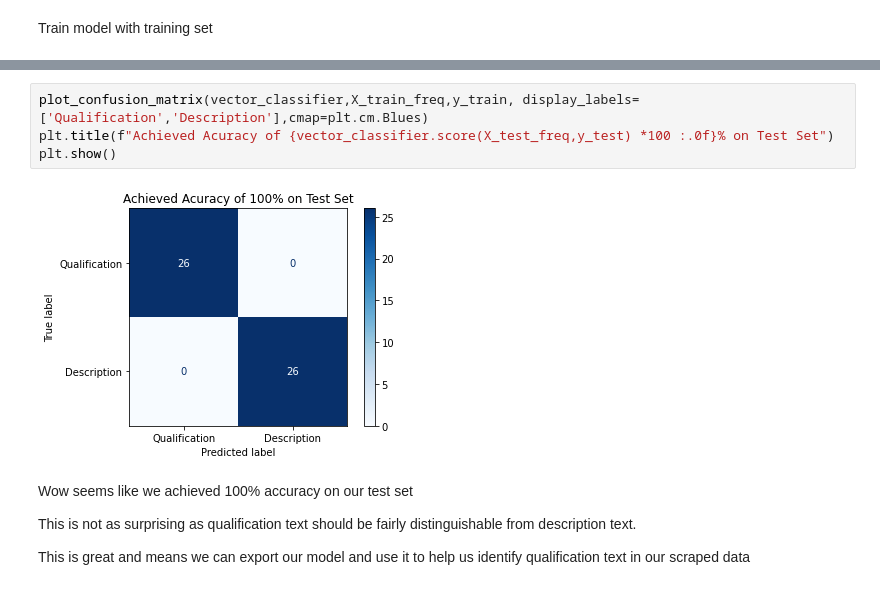
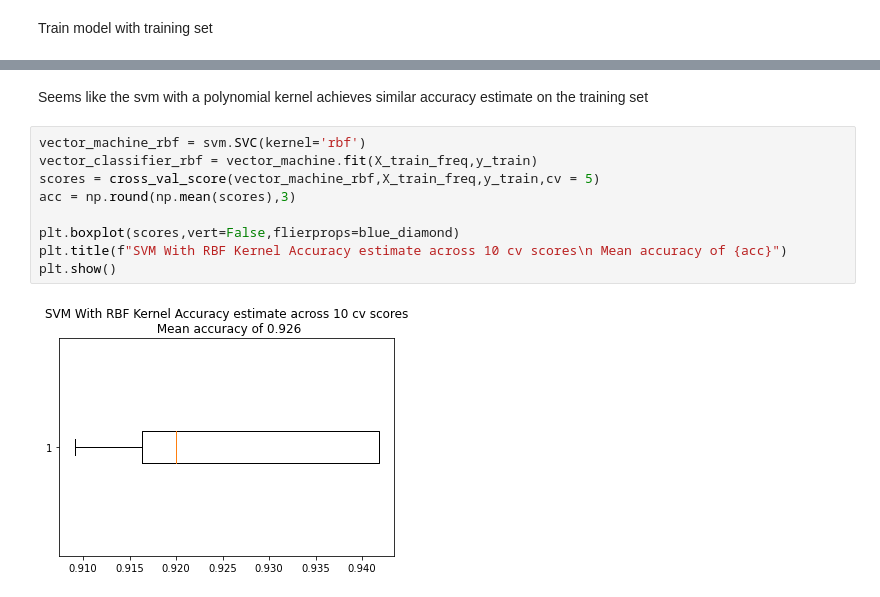
Before and after one commit to Emilianopp/skillQuery-backend, a Jupyter notebook: notebooks/modelling.ipynb, the cells around one changed output, grey strips where cells are left out. Cells and saved outputs as stored; diff of their text form.

```diff
--- a/notebooks/modelling.ipynb
+++ b/notebooks/modelling.ipynb
@@ -122,12 +91,13 @@ plt.show()
-# %%
-plot_confusion_matrix(vector_classifier,X_train_freq,y_train, display_labels=['Qualification','Description'],cmap=plt.cm.Blues)
-plt.title(f"Achieved Acuracy of {vector_classifier.score(X_test_freq,y_test) *100 :.0f}% on Test Set")
-plt.show()
-# %% [output]
-[figure, removed]
-# %% [markdown]
-Wow seems like we achieved 100% accuracy on our test set
-
-This is not as surprising as qualification text should be fairly distinguishable from description text.
-
-This is great and means we can export our model and use it to help us identify qualification text in our scraped data
+# %% [markdown]
+Seems like the svm with a polynomial kernel achieves similar accuracy estimate on the training set
+# %%
+vector_machine_rbf = svm.SVC(kernel='rbf')
+vector_classifier_rbf = vector_machine.fit(X_train_freq,y_train)
+scores = cross_val_score(vector_machine_rbf,X_train_freq,y_train,cv = 5)
+acc = np.round(np.mean(scores),3)
+
+plt.boxplot(scores,vert=False,flierprops=blue_diamond)
+plt.title(f"SVM With RBF Kernel Accuracy estimate across 10 cv scores\n Mean accuracy of {acc}")
+plt.show()
+# %% [output]
+[figure, added]
```
Also changed, not shown: parts of 12 cells of this notebook, 10 other files.
